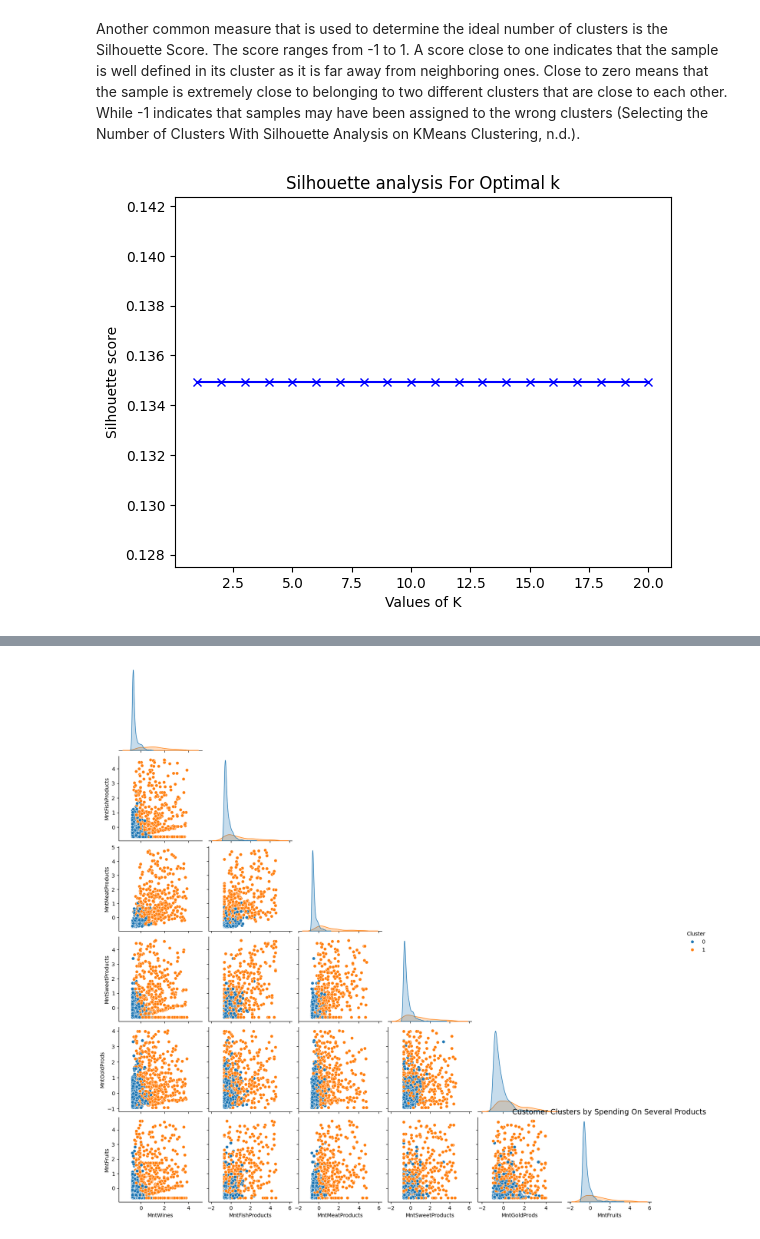
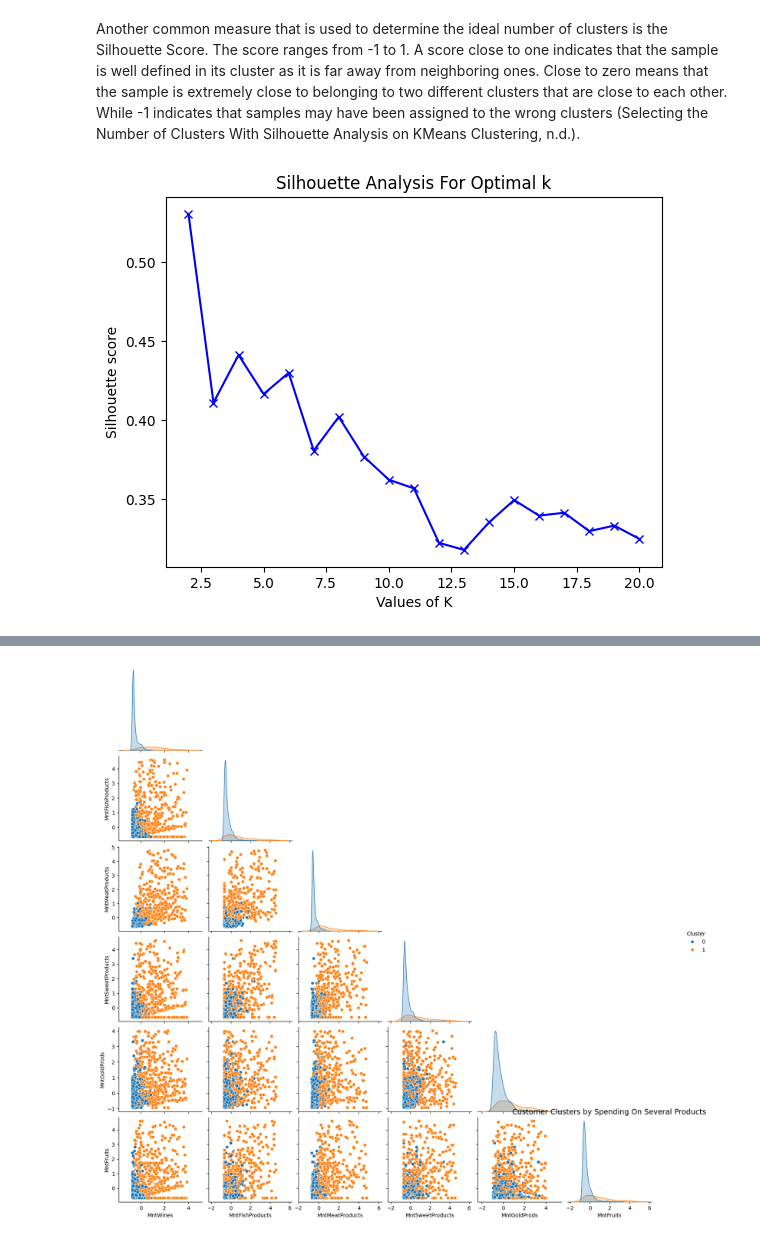
Before and after one commit to kimvkemenade/DM_team16, a Jupyter notebook: DM_Assignment_2.ipynb, the cells around one changed output, grey strips where cells are left out. Drawn from its saved outputs; the diff is of its cells as text; code cells hidden in the pictures.

```diff
--- a/DM_Assignment_2.ipynb
+++ b/DM_Assignment_2.ipynb
@@ -387,0 +441,21 @@ As we can see from
+# %%
+# applying PCA with 2 components
+pca_2 = PCA(n_components=2)
+pca_data = pca_2.fit_transform(marketing_df_normalized)
+
+# running several kmeans algorithms
+inertia = []  # List to hold sum of squared errors for each k
+k_values = range(1, 11)  # Test values of k from 1 to 10
+
+for k in k_values:
+    kmeans = KMeans(n_clusters=k, random_state=42)
+    kmeans.fit(pca_data)
+    inertia.append(kmeans.inertia_)  # Inertia: sum of squared distances to nearest cluster center
+
+# Plot the elbow curve
+plt.figure(figsize=(8, 5))
+plt.plot(k_values, inertia, marker='o')
+plt.xlabel("Number of Clusters (k)")
+plt.ylabel("Inertia")
+plt.title("Elbow Method for Optimal k on PCA-Transformed Data")
+plt.show()
@@ -436,7 +512,7 @@ labels_kmeans = [] # this list is used later to compute silhoutte scores
 
 for i in range(1,26):
     kmeans = KMeans(n_clusters=i,  init='random', random_state= 42)
-    kmeans.fit(marketing_df_normalized)
+    kmeans.fit(pca_data)
     inertias.append(kmeans.inertia_) # adding inertia to the list
     labels_kmeans.append(kmeans.labels_)
 
@@ -475,16 +551,21 @@ Another common measure that is used to determine the ideal number of clusters is
 # %%
 from sklearn.metrics import silhouette_score
 
-#range_n_clusters = [2, 3, 4, 5, 6, 7, 8]
-silhouette_avg = []
-for num_clusters in range(1,21):
- # silhouette score
- silhouette_avg.append(silhouette_score(marketing_df_normalized, kmeans.labels_))
+silhouette_avg = [] # list where avg silhoutte scores of each k means algorithm will go
+for num_clusters in range(2, 21): # initialize with 2 as 1 gives an error
+ # initialize kmeans
+ kmeans = KMeans(n_clusters=num_clusters, random_state=42)
+ kmeans.fit(pca_data)
+ cluster_labels = kmeans.labels_
 
-plt.plot(range(1,21),silhouette_avg,'bx-')
+ # calculating the average silhouette score
+ silhouette_avg.append(silhouette_score(pca_data, cluster_labels))
+
+# making a visualization that shows different scores
+plt.plot(range(2, 21),silhouette_avg,'bx-')
 plt.xlabel('Values of K')
 plt.ylabel('Silhouette score')
-plt.title('Silhouette analysis For Optimal k')
+plt.title('Silhouette Analysis For Optimal k')
 plt.show()
 # %% [output]
-[figure, old version]
+[figure, new version]
```
Also changed, not shown: parts of 18 cells of this notebook.
